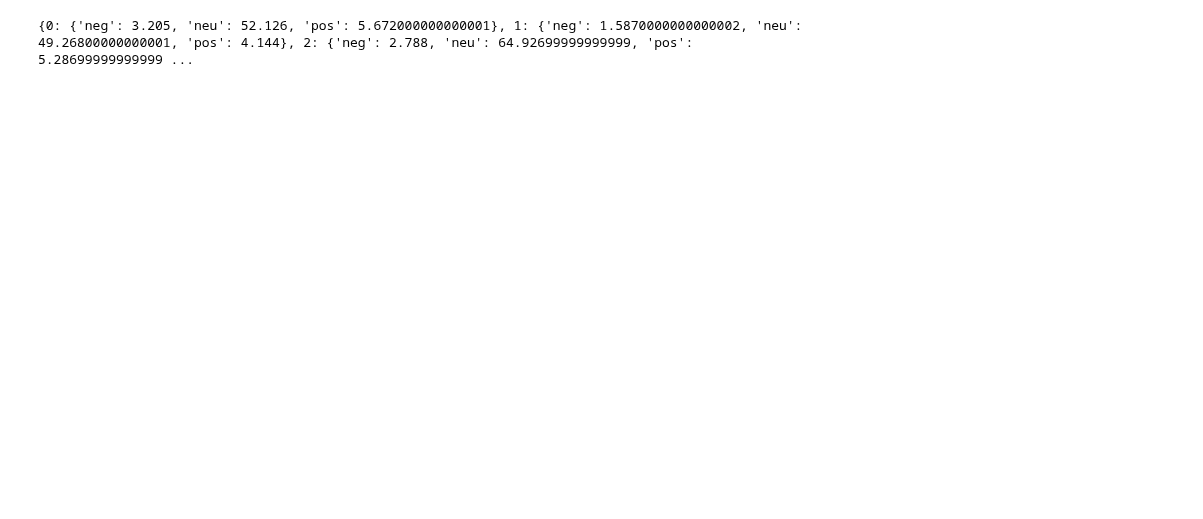
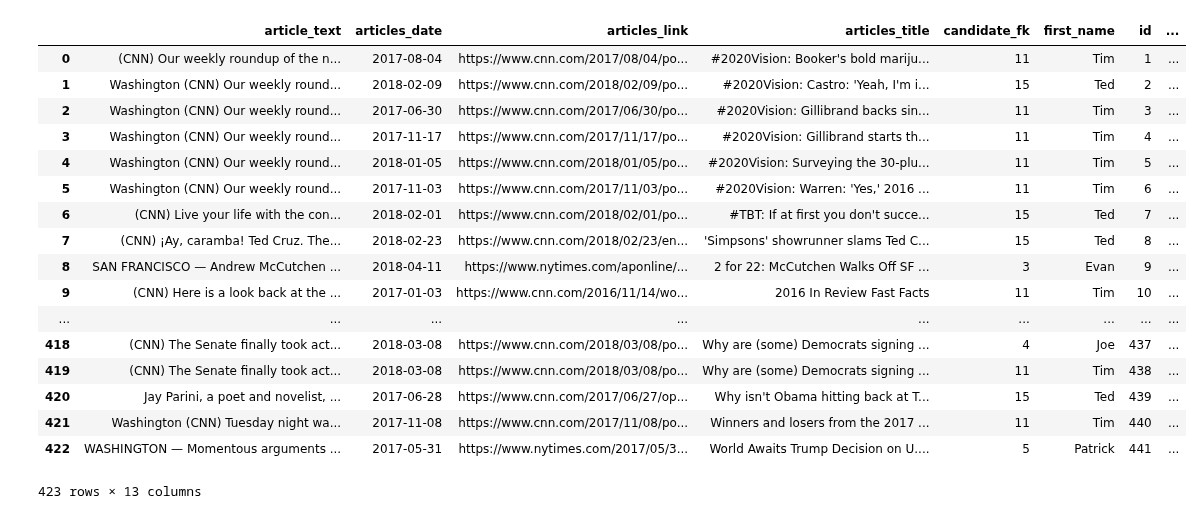
Before and after one commit to mslovett21/Bad_Press, a Jupyter notebook: Database/generate_dataframe.ipynb, the cells around one changed output. Cells and saved outputs as stored; diff of their text form; code cells hidden in the pictures; blank space fills up the shorter version.

Commit message:
sentiment analysis is now a script and data is updated; added date change as part of clean date script

```diff
--- a/Database/generate_dataframe.ipynb
+++ b/Database/generate_dataframe.ipynb
@@ -204,3 +197,24 @@ for i in range(len(article)):
+# %%
+pd.read_json("ALL_DATA_SENT.json")
+# %% [output]
+|  | article_text | articles_date | articles_link | articles_title | candidate_fk | first_name | id | ... |
+| 0 | (CNN) Our weekly roundup of the n... | 2017-08-04 | https://www.cnn.com/2017/08/04/po... | #2020Vision: Booker's bold mariju... | 11 | Tim | 1 | ... |
+| 1 | Washington (CNN) Our weekly round... | 2018-02-09 | https://www.cnn.com/2018/02/09/po... | #2020Vision: Castro: 'Yeah, I'm i... | 15 | Ted | 2 | ... |
+| 2 | Washington (CNN) Our weekly round... | 2017-06-30 | https://www.cnn.com/2017/06/30/po... | #2020Vision: Gillibrand backs sin... | 11 | Tim | 3 | ... |
+| 3 | Washington (CNN) Our weekly round... | 2017-11-17 | https://www.cnn.com/2017/11/17/po... | #2020Vision: Gillibrand starts th... | 11 | Tim | 4 | ... |
+| 4 | Washington (CNN) Our weekly round... | 2018-01-05 | https://www.cnn.com/2018/01/05/po... | #2020Vision: Surveying the 30-plu... | 11 | Tim | 5 | ... |
+| 5 | Washington (CNN) Our weekly round... | 2017-11-03 | https://www.cnn.com/2017/11/03/po... | #2020Vision: Warren: 'Yes,' 2016 ... | 11 | Tim | 6 | ... |
+| 6 | (CNN) Live your life with the con... | 2018-02-01 | https://www.cnn.com/2018/02/01/po... | #TBT: If at first you don't succe... | 15 | Ted | 7 | ... |
+| 7 | (CNN) ¡Ay, caramba! Ted Cruz. The... | 2018-02-23 | https://www.cnn.com/2018/02/23/en... | 'Simpsons' showrunner slams Ted C... | 15 | Ted | 8 | ... |
+| 8 | SAN FRANCISCO — Andrew McCutchen ... | 2018-04-11 | https://www.nytimes.com/aponline/... | 2 for 22: McCutchen Walks Off SF ... | 3 | Evan | 9 | ... |
+| 9 | (CNN) Here is a look back at the ... | 2017-01-03 | https://www.cnn.com/2016/11/14/wo... | 2016 In Review Fast Facts | 11 | Tim | 10 | ... |
+| ... | ... | ... | ... | ... | ... | ... | ... | ... |
+| 418 | (CNN) The Senate finally took act... | 2018-03-08 | https://www.cnn.com/2018/03/08/po... | Why are (some) Democrats signing ... | 4 | Joe | 437 | ... |
+| 419 | (CNN) The Senate finally took act... | 2018-03-08 | https://www.cnn.com/2018/03/08/po... | Why are (some) Democrats signing ... | 11 | Tim | 438 | ... |
+| 420 | Jay Parini, a poet and novelist, ... | 2017-06-28 | https://www.cnn.com/2017/06/27/op... | Why isn't Obama hitting back at T... | 15 | Ted | 439 | ... |
+| 421 | Washington (CNN) Tuesday night wa... | 2017-11-08 | https://www.cnn.com/2017/11/08/po... | Winners and losers from the 2017 ... | 11 | Tim | 440 | ... |
+| 422 | WASHINGTON — Momentous arguments ... | 2017-05-31 | https://www.nytimes.com/2017/05/3... | World Awaits Trump Decision on U.... | 5 | Patrick | 441 | ... |
+423 rows × 13 columns
 # %%
 ### TO CSV
 # %%
@@ -219,16 +229,0 @@ from nlp_functions import*
-# %%
-sent_data = {}
-analyzer = SentimentIntensityAnalyzer()
-for index,row in article.iterrows():
-    text = row["article_text"]
-    sentences = sent_tokenize(text)
-    summed = {'neg':0.0, "neu":0.0, "pos":0.0}
-    for sentence in sentences:
-        vs = analyzer.polarity_scores(sentence)
-        summed['neg'] += vs['neg']
-        summed['pos'] += vs['pos']
-        summed['neu'] += vs['neu']
-    sent_data[index] = summed
-    #print(vs)
-# %% [output]
-{0: {'neg': 3.205, 'neu': 52.126, 'pos': 5.672000000000001}, 1: {'neg': 1.5870000000000002, 'neu': 49.26800000000001, 'pos': 4.144}, 2: {'neg': 2.788, 'neu': 64.92699999999999, 'pos': 5.28699999999999 ...
```
Also changed, not shown: parts of 7 cells of this notebook, 5 other files.
